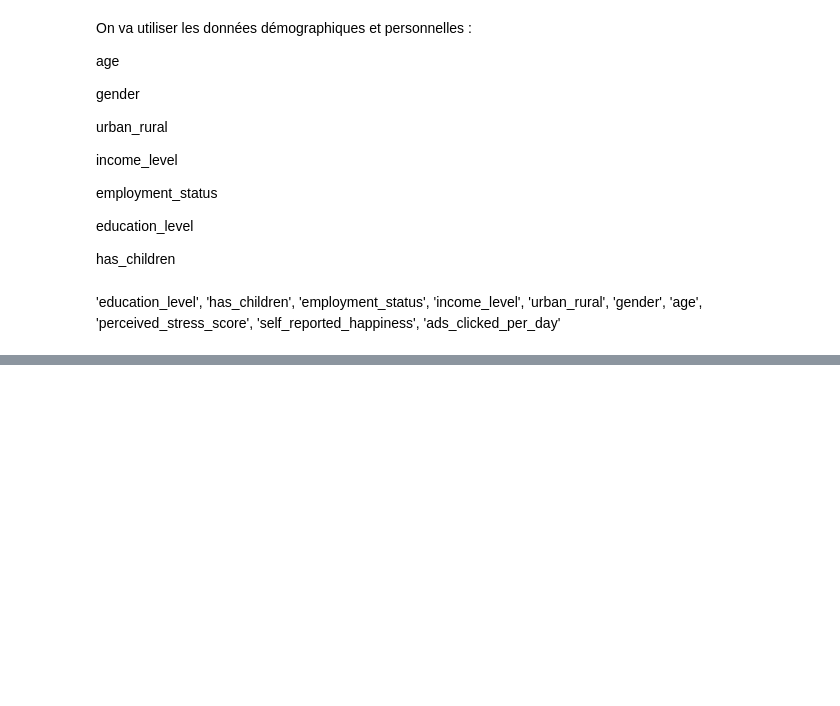
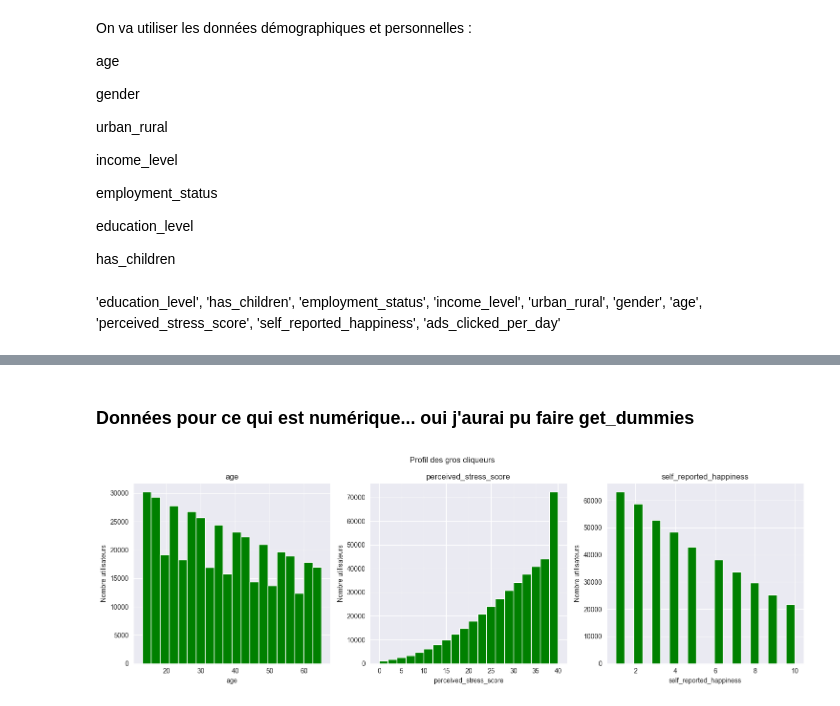
Before and after one commit to massaines-cpu/ANALYSE-DE-DONNEES-INSTAGRAM, a Jupyter notebook: Untitled.ipynb, the cells around one changed output, grey strips where cells are left out. Cells and saved outputs as stored; diff of their text form; code cells hidden in the pictures; blank space fills up the shorter version.

```diff
--- a/Untitled.ipynb
+++ b/Untitled.ipynb
@@ -581,0 +646,19 @@ enfants ou pas
+# %% [markdown]
+### Données pour ce qui est numérique... oui j'aurai pu faire get_dummies
+# %%
+variables_int = ['age', 'perceived_stress_score', 'self_reported_happiness']
+les_gros_cliqueurs = insta_data[insta_data['ads_clicked_per_day'] >= 7]
+
+fig, axes = plt.subplots(1, 3, figsize=(15, 5))
+
+for i, var in enumerate(variables_int):
+    axes[i].hist(les_gros_cliqueurs[var], bins=20, color='green')
+    axes[i].set_title(var)
+    axes[i].set_xlabel(var)
+    axes[i].set_ylabel('Nombre utilisateurs')
+
+plt.suptitle('Profil des gros cliqueurs')
+plt.tight_layout()
+plt.show()
+# %% [output]
+[figure, added]
```
Also changed, not shown: parts of 12 cells of this notebook.
